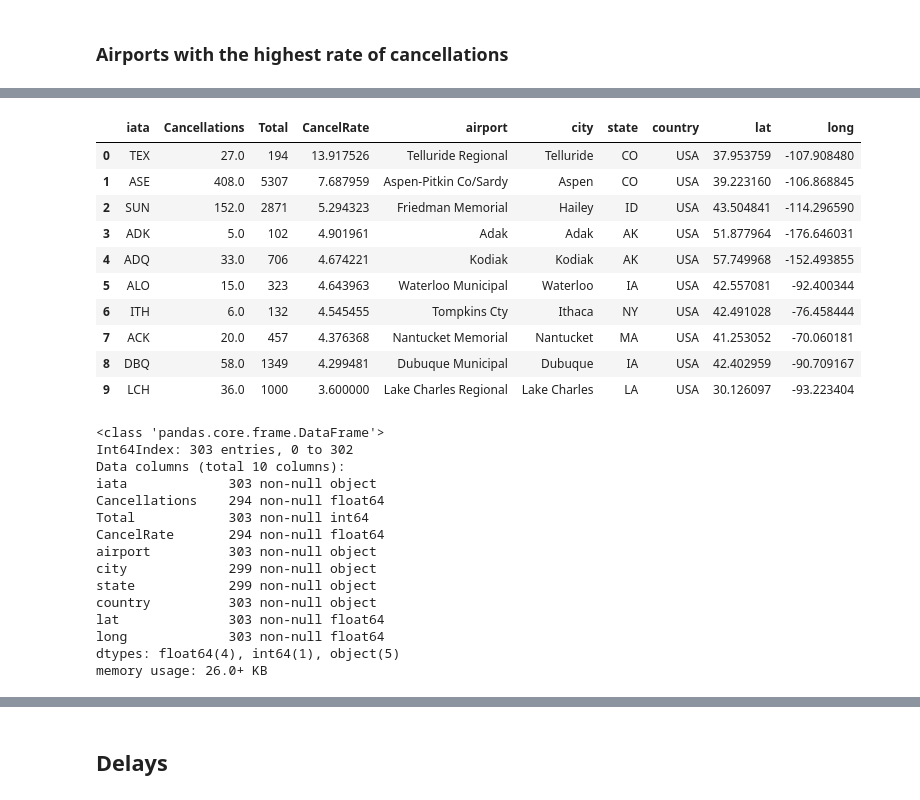
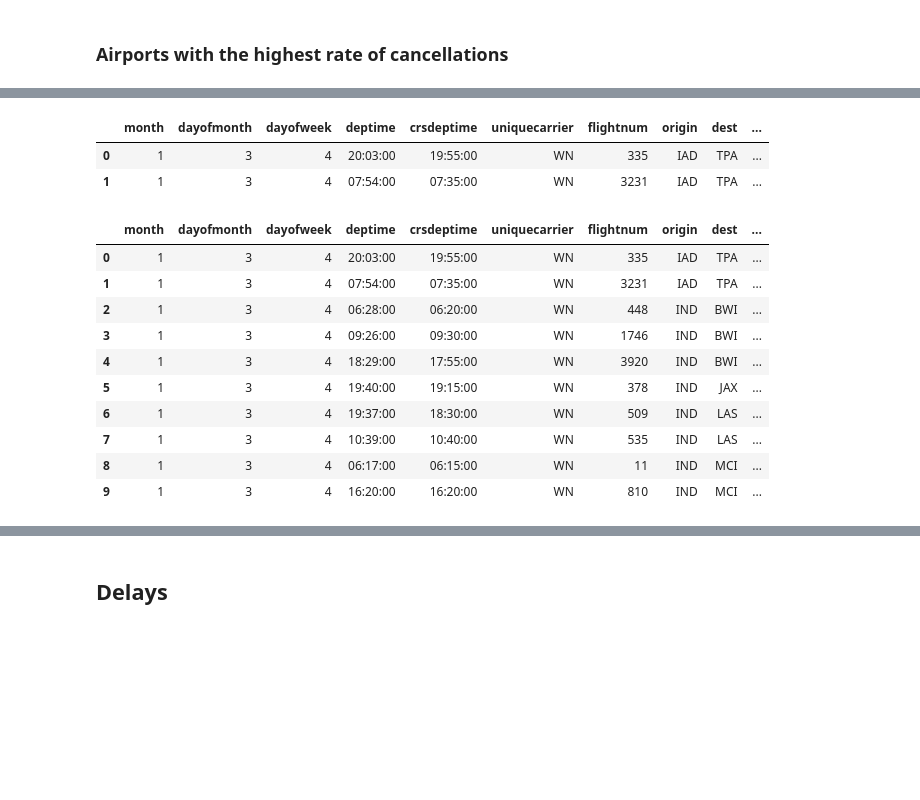
Before and after one commit to MihaiECh/FlightsAnalysis, a Jupyter notebook: FlightsAnalysis.ipynb, the cells around one changed output, grey strips where cells are left out. Cells and saved outputs as stored; diff of their text form; code cells hidden in the pictures; blank space fills up the shorter version.

```diff
--- a/FlightsAnalysis.ipynb
+++ b/FlightsAnalysis.ipynb
@@ -394,6 +396,8 @@ df[df.Distance < 100][['Origin','Dest']]
 98246 rows × 2 columns
 # %% [markdown]
 ## Cancellations
+# %%
+df = pd.read_csv('flights_clean.csv')
 # %%
 dfcancel = df.drop(columns=['arrtime','crsarrtime','airtime', 'arrdelay',
        'depdelay','carrierdelay', 'weatherdelay', 'nasdelay',
@@ -467,32 +543,25 @@ df_cancel_origin = pd.merge(df_cancel_origin,airports_df,on='iata',how='left')
+# %%
+dfcancel.head(2)
+# %% [output]
+|  | month | dayofmonth | dayofweek | deptime | crsdeptime | uniquecarrier | flightnum | origin | dest | ... |
+| 0 | 1 | 3 | 4 | 20:03:00 | 19:55:00 | WN | 335 | IAD | TPA | ... |
+| 1 | 1 | 3 | 4 | 07:54:00 | 07:35:00 | WN | 3231 | IAD | TPA | ... |
+# %%
+dfcancel['hourofday'] = [x.hour for x in dfcancel.deptime]
+bins = [0,6,12,18,24]
+labels = ['night','morning','afternoon','evening']
+dfcancel['daystage'] = pd.cut(dfcancel.hourofday,bins,labels=labels)
 # %%
-df_cancel_origin.head(10)
+dfcancel.head(10)
 # %% [output]
-|  | iata | Cancellations | Total | CancelRate | airport | city | state | country | lat | long |
-| 0 | TEX | 27.0 | 194 | 13.917526 | Telluride Regional | Telluride | CO | USA | 37.953759 | -107.908480 |
-| 1 | ASE | 408.0 | 5307 | 7.687959 | Aspen-Pitkin Co/Sardy | Aspen | CO | USA | 39.223160 | -106.868845 |
-| 2 | SUN | 152.0 | 2871 | 5.294323 | Friedman Memorial | Hailey | ID | USA | 43.504841 | -114.296590 |
-| 3 | ADK | 5.0 | 102 | 4.901961 | Adak | Adak | AK | USA | 51.877964 | -176.646031 |
-| 4 | ADQ | 33.0 | 706 | 4.674221 | Kodiak | Kodiak | AK | USA | 57.749968 | -152.493855 |
-| 5 | ALO | 15.0 | 323 | 4.643963 | Waterloo Municipal | Waterloo | IA | USA | 42.557081 | -92.400344 |
-| 6 | ITH | 6.0 | 132 | 4.545455 | Tompkins Cty | Ithaca | NY | USA | 42.491028 | -76.458444 |
-| 7 | ACK | 20.0 | 457 | 4.376368 | Nantucket Memorial | Nantucket | MA | USA | 41.253052 | -70.060181 |
-| 8 | DBQ | 58.0 | 1349 | 4.299481 | Dubuque Municipal | Dubuque | IA | USA | 42.402959 | -90.709167 |
-| 9 | LCH | 36.0 | 1000 | 3.600000 | Lake Charles Regional | Lake Charles | LA | USA | 30.126097 | -93.223404 |
+|  | month | dayofmonth | dayofweek | deptime | crsdeptime | uniquecarrier | flightnum | origin | dest | ... |
+| 0 | 1 | 3 | 4 | 20:03:00 | 19:55:00 | WN | 335 | IAD | TPA | ... |
+| 1 | 1 | 3 | 4 | 07:54:00 | 07:35:00 | WN | 3231 | IAD | TPA | ... |
+| 2 | 1 | 3 | 4 | 06:28:00 | 06:20:00 | WN | 448 | IND | BWI | ... |
+| 3 | 1 | 3 | 4 | 09:26:00 | 09:30:00 | WN | 1746 | IND | BWI | ... |
+| 4 | 1 | 3 | 4 | 18:29:00 | 17:55:00 | WN | 3920 | IND | BWI | ... |
+| 5 | 1 | 3 | 4 | 19:40:00 | 19:15:00 | WN | 378 | IND | JAX | ... |
+| 6 | 1 | 3 | 4 | 19:37:00 | 18:30:00 | WN | 509 | IND | LAS | ... |
+| 7 | 1 | 3 | 4 | 10:39:00 | 10:40:00 | WN | 535 | IND | LAS | ... |
+| 8 | 1 | 3 | 4 | 06:17:00 | 06:15:00 | WN | 11 | IND | MCI | ... |
+| 9 | 1 | 3 | 4 | 16:20:00 | 16:20:00 | WN | 810 | IND | MCI | ... |
-# %%
-df_cancel_origin.info()
-# %% [output]
-<class 'pandas.core.frame.DataFrame'>
-Int64Index: 303 entries, 0 to 302
-Data columns (total 10 columns):
-iata             303 non-null object
-Cancellations    294 non-null float64
-Total            303 non-null int64
-CancelRate       294 non-null float64
-airport          303 non-null object
-city             299 non-null object
-state            299 non-null object
-country          303 non-null object
-lat              303 non-null float64
-long             303 non-null float64
-dtypes: float64(4), int64(1), object(5)
-memory usage: 26.0+ KB
```
Also changed, not shown: parts of 34 cells of this notebook.
